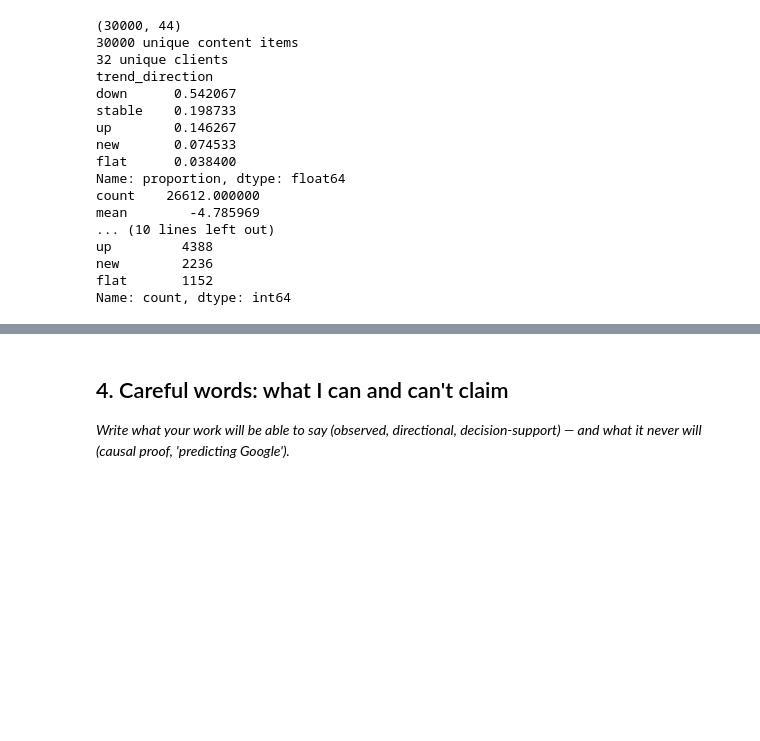
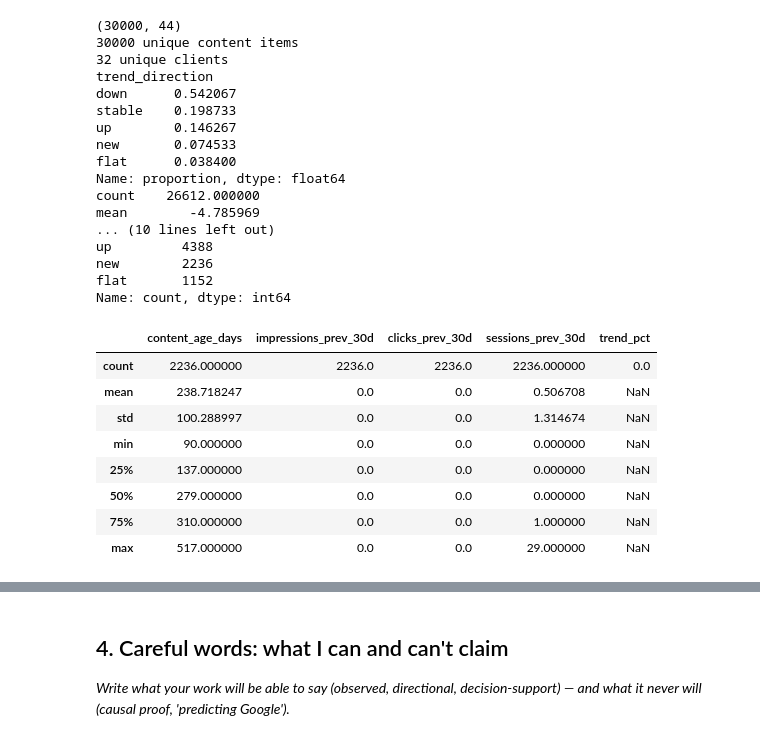
Before and after one commit to Hadeed07/FlyRank-ML, a Jupyter notebook: work/notebooks/w01_research_question.ipynb, the cells around one changed output, grey strips where cells are left out. Drawn from its saved outputs; the diff is of its cells as text; code cells hidden in the pictures; blank space fills up the shorter version.

```diff
--- a/work/notebooks/w01_research_question.ipynb
+++ b/work/notebooks/w01_research_question.ipynb
@@ -112,3 +124,15 @@ up         4388
 new        2236
 flat       1152
 Name: count, dtype: int64
+# %%
+df[df['trend_direction'] == 'new'][['content_age_days', 'impressions_prev_30d', 'clicks_prev_30d', 'sessions_prev_30d', 'trend_pct']].describe()
+# %% [output]
+|  | content_age_days | impressions_prev_30d | clicks_prev_30d | sessions_prev_30d | trend_pct |
+| count | 2236.000000 | 2236.0 | 2236.0 | 2236.000000 | 0.0 |
+| mean | 238.718247 | 0.0 | 0.0 | 0.506708 | NaN |
+| std | 100.288997 | 0.0 | 0.0 | 1.314674 | NaN |
+| min | 90.000000 | 0.0 | 0.0 | 0.000000 | NaN |
+| 25% | 137.000000 | 0.0 | 0.0 | 0.000000 | NaN |
+| 50% | 279.000000 | 0.0 | 0.0 | 0.000000 | NaN |
+| 75% | 310.000000 | 0.0 | 0.0 | 1.000000 | NaN |
+| max | 517.000000 | 0.0 | 0.0 | 29.000000 | NaN |
```
Also changed, not shown: parts of 4 cells of this notebook.
